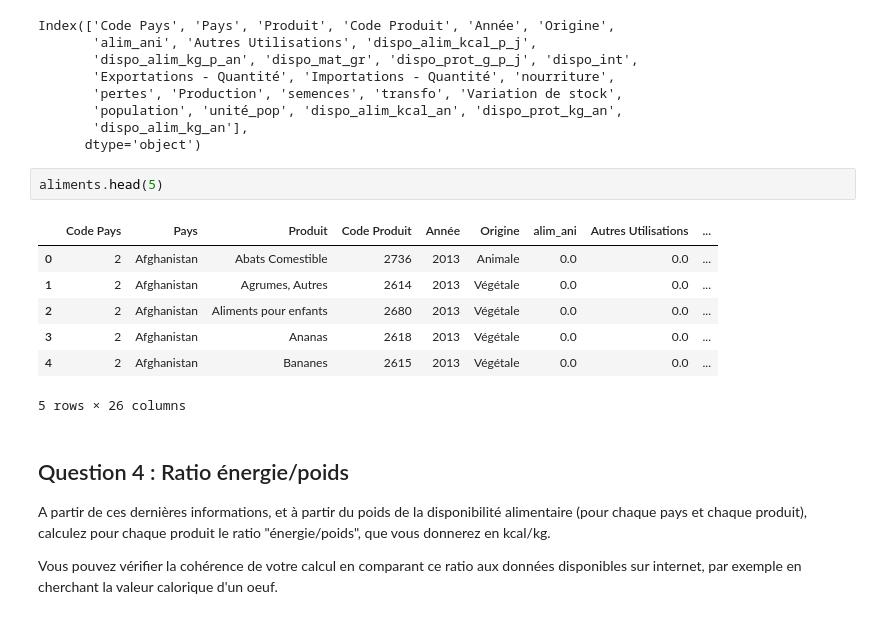
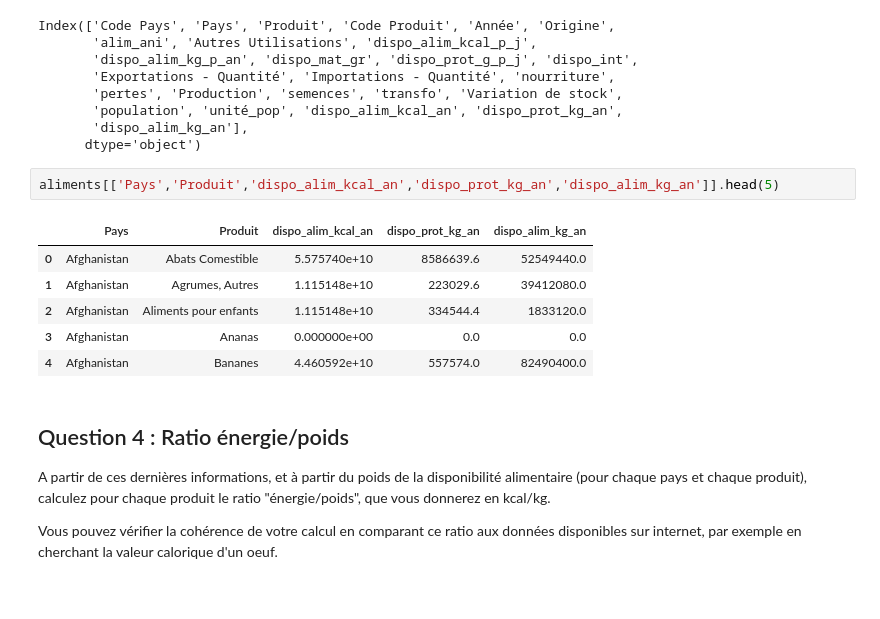
Before and after one commit to Tarik37/FAO_Project_Tarik_FengFeng, a Jupyter notebook: FAO_Data_Analyse_Fengfeng_Tarik.ipynb, the cells around one changed output. Cells and saved outputs as stored; diff of their text form.

```diff
--- a/FAO_Data_Analyse_Fengfeng_Tarik.ipynb
+++ b/FAO_Data_Analyse_Fengfeng_Tarik.ipynb
@@ -287,15 +287,14 @@ Index(['Code Pays', 'Pays', 'Produit', 'Code Produit', 'Année', 'Origine',
        'dispo_alim_kg_an'],
       dtype='object')
 # %%
-aliments.head(5)
+aliments[['Pays','Produit','dispo_alim_kcal_an','dispo_prot_kg_an','dispo_alim_kg_an']].head(5)
 # %% [output]
-|  | Code Pays | Pays | Produit | Code Produit | Année | Origine | alim_ani | Autres Utilisations | ... |
-| 0 | 2 | Afghanistan | Abats Comestible | 2736 | 2013 | Animale | 0.0 | 0.0 | ... |
-| 1 | 2 | Afghanistan | Agrumes, Autres | 2614 | 2013 | Végétale | 0.0 | 0.0 | ... |
-| 2 | 2 | Afghanistan | Aliments pour enfants | 2680 | 2013 | Végétale | 0.0 | 0.0 | ... |
-| 3 | 2 | Afghanistan | Ananas | 2618 | 2013 | Végétale | 0.0 | 0.0 | ... |
-| 4 | 2 | Afghanistan | Bananes | 2615 | 2013 | Végétale | 0.0 | 0.0 | ... |
+|  | Pays | Produit | dispo_alim_kcal_an | dispo_prot_kg_an | dispo_alim_kg_an |
+| 0 | Afghanistan | Abats Comestible | 5.575740e+10 | 8586639.6 | 52549440.0 |
+| 1 | Afghanistan | Agrumes, Autres | 1.115148e+10 | 223029.6 | 39412080.0 |
+| 2 | Afghanistan | Aliments pour enfants | 1.115148e+10 | 334544.4 | 1833120.0 |
+| 3 | Afghanistan | Ananas | 0.000000e+00 | 0.0 | 0.0 |
+| 4 | Afghanistan | Bananes | 4.460592e+10 | 557574.0 | 82490400.0 |
-5 rows × 26 columns
 # %% [markdown]
 <h2>Question 4 : Ratio énergie/poids </h2>
 <p>A partir de ces dernières informations, et à partir du poids de la disponibilité alimentaire (pour  chaque pays et chaque produit), calculez pour chaque produit le ratio "énergie/poids", que vous
```
Also changed, not shown: parts of 13 cells of this notebook.
